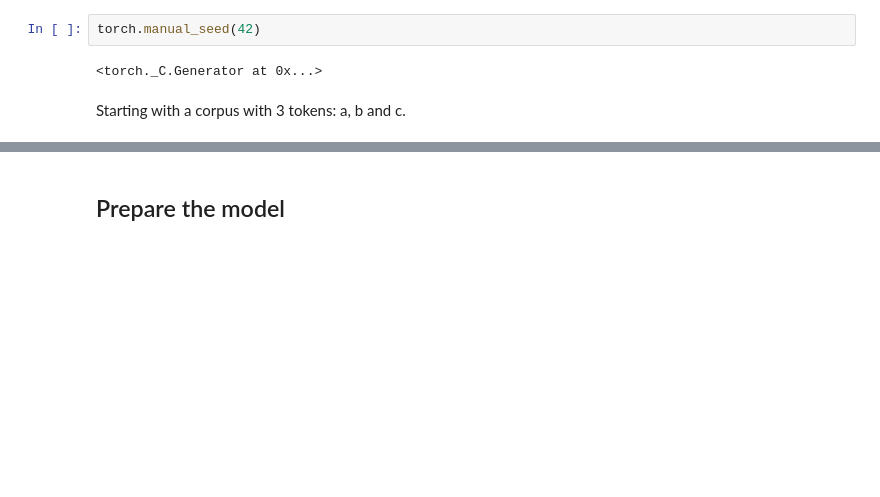
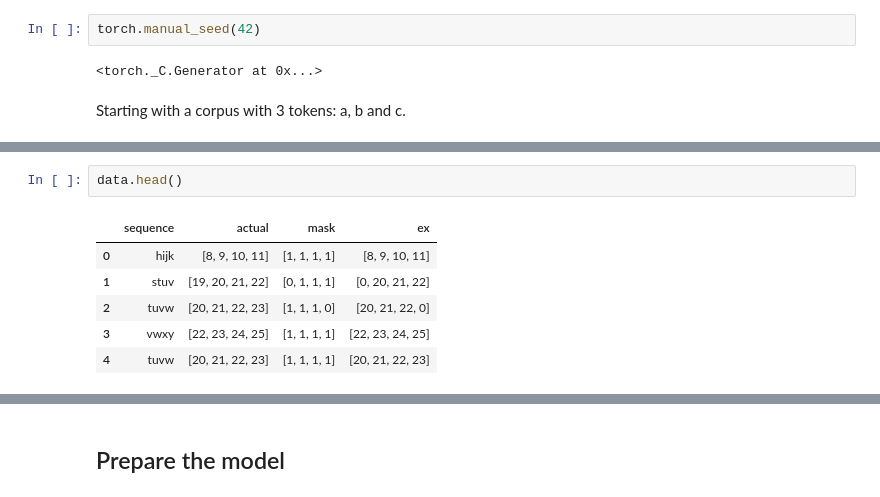
Before and after one commit to johnx25bd/mlx5.4-transformers, a Jupyter notebook: train.ipynb, the cells around one changed output, grey strips where cells are left out. Drawn from its saved outputs; the diff is of its cells as text; blank space fills up the shorter version.

```diff
--- a/train.ipynb
+++ b/train.ipynb
@@ -37,0 +92,9 @@ print(data_tokens)
+# %%
+data.head()
+# %% [output]
+|  | sequence | actual | mask | ex |
+| 0 | hijk | [8, 9, 10, 11] | [1, 1, 1, 1] | [8, 9, 10, 11] |
+| 1 | stuv | [19, 20, 21, 22] | [0, 1, 1, 1] | [0, 20, 21, 22] |
+| 2 | tuvw | [20, 21, 22, 23] | [1, 1, 1, 0] | [20, 21, 22, 0] |
+| 3 | vwxy | [22, 23, 24, 25] | [1, 1, 1, 1] | [22, 23, 24, 25] |
+| 4 | tuvw | [20, 21, 22, 23] | [1, 1, 1, 1] | [20, 21, 22, 23] |
```
Also changed, not shown: parts of 32 cells of this notebook.
